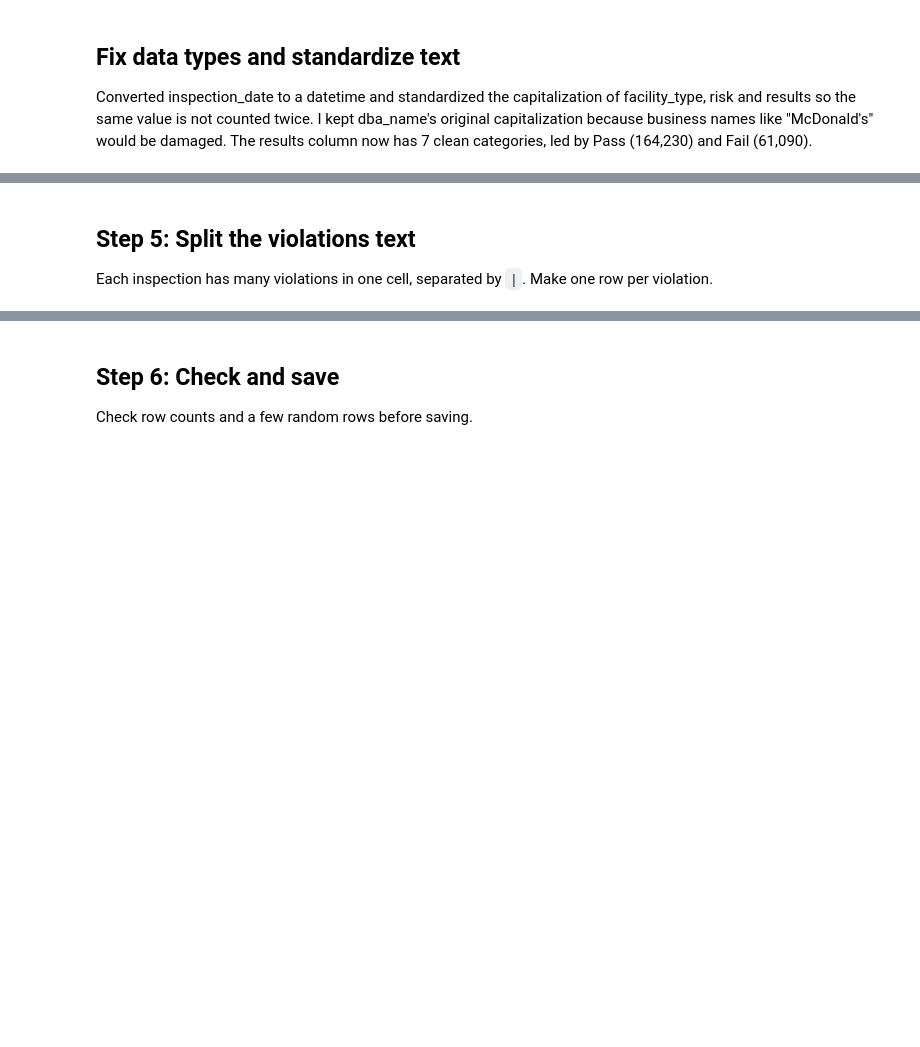
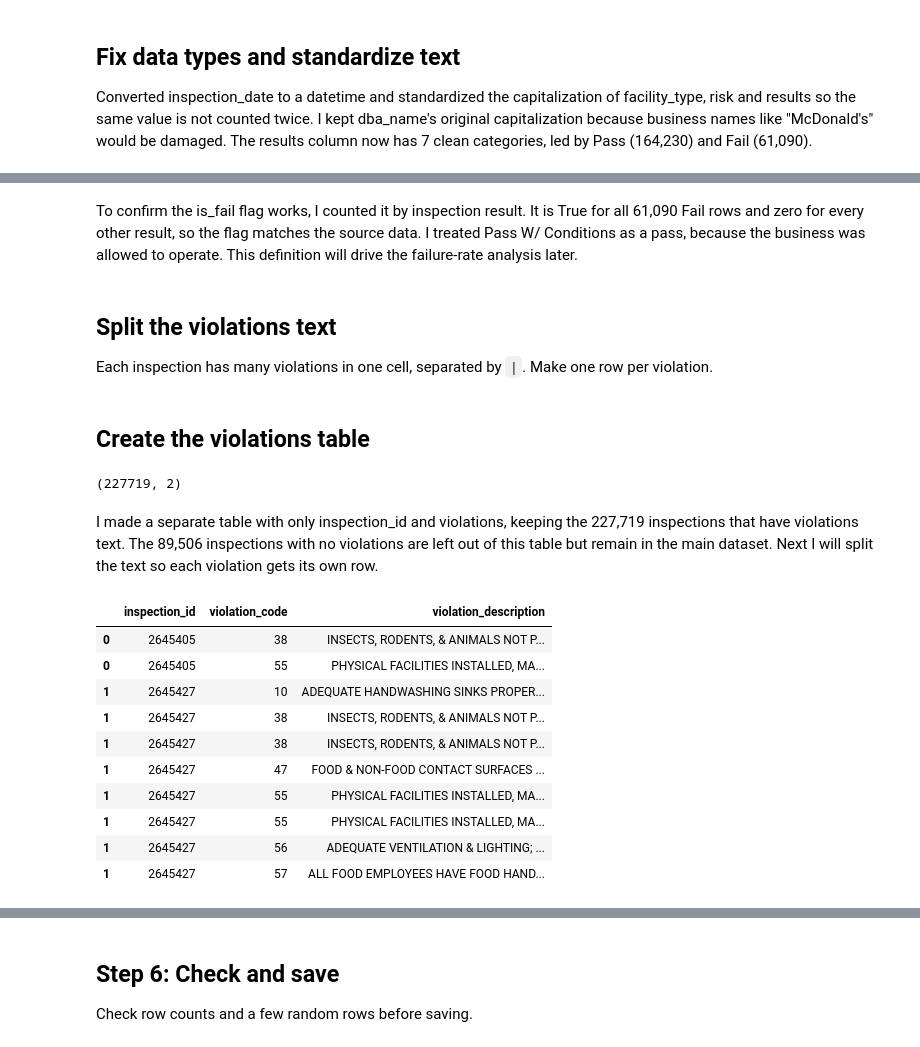
Before and after one commit to sravanthichampatruni/food-inspections-analysis, a Jupyter notebook: notebooks/01_cleaning.ipynb, the cells around one changed output, grey strips where cells are left out. Cells and saved outputs as stored; diff of their text form; code cells hidden in the pictures; blank space fills up the shorter version.

Commit message:
clean data and split violations

```diff
--- a/notebooks/01_cleaning.ipynb
+++ b/notebooks/01_cleaning.ipynb
@@ -135,15 +219,37 @@ df[["results", "is_fail", "inspection_year"]].head()
+# %% [markdown]
+To confirm the is_fail flag works, I counted it by inspection result. It is True for all 61,090 Fail rows and zero for every other result, so the flag matches the source data. I treated Pass W/ Conditions as a pass, because the business was allowed to operate. This definition will drive the failure-rate analysis later.
 # %% [markdown]
-## Step 5: Split the violations text
+## Split the violations text
 Each inspection has many violations in one cell, separated by `|`. Make one row per violation.
+# %% [markdown]
+## Create the violations table
 # %%
 viol = df[["inspection_id", "violations"]].dropna().copy()
-viol["violations"] = viol["violations"].str.split("|")
-viol = viol.explode("violations")
-viol["violations"] = viol["violations"].str.strip()
-
-# Pull out the violation number and description; drop the inspector's comments
-extracted = viol["violations"].str.extract(r"^(\d+)\.\s*(.*?)(?:\s*-\s*Comments:.*)?$", expand=True)
-viol["violation_code"] = pd.to_numeric(extracted[0], errors="coerce")
-viol["violation_desc"] = extracted[1].str.title()
-viol = viol.drop(columns="violations").dropna(subset=["violation_code"])
-viol.head()
+viol.shape
+# %% [output]
+(227719, 2)
+# %% [markdown]
+I made a separate table with only inspection_id and violations, keeping the 227,719 inspections that have violations text. The 89,506 inspections with no violations are left out of this table but remain in the main dataset. Next I will split the text so each violation gets its own row.
+# %%
+viol["violations"] = viol["violations"].str.split("|", regex=False)
+viol = viol.explode("violations")
+viol["violations"] = viol["violations"].str.strip()
+viol = viol[viol["violations"] != ""]
+
+# Pull out the violation number and description; drop the inspector's comments
+viol["violation_code"] = viol["violations"].str.extract(r"^(\d+)\.")[0]
+viol["violation_description"] = viol["violations"].str.extract(r"^\d+\.\s*(.*?)(?:\s*-\s*Comments:|$)")[0]
+viol = viol.drop(columns="violations")
+viol.head(10)
+# %% [output]
+|  | inspection_id | violation_code | violation_description |
+| 0 | 2645405 | 38 | INSECTS, RODENTS, & ANIMALS NOT P... |
+| 0 | 2645405 | 55 | PHYSICAL FACILITIES INSTALLED, MA... |
+| 1 | 2645427 | 10 | ADEQUATE HANDWASHING SINKS PROPER... |
+| 1 | 2645427 | 38 | INSECTS, RODENTS, & ANIMALS NOT P... |
+| 1 | 2645427 | 38 | INSECTS, RODENTS, & ANIMALS NOT P... |
+| 1 | 2645427 | 47 | FOOD & NON-FOOD CONTACT SURFACES ... |
+| 1 | 2645427 | 55 | PHYSICAL FACILITIES INSTALLED, MA... |
+| 1 | 2645427 | 55 | PHYSICAL FACILITIES INSTALLED, MA... |
+| 1 | 2645427 | 56 | ADEQUATE VENTILATION & LIGHTING; ... |
+| 1 | 2645427 | 57 | ALL FOOD EMPLOYEES HAVE FOOD HAND... |
```
Also changed, not shown: parts of 22 cells of this notebook, 1 other file.
